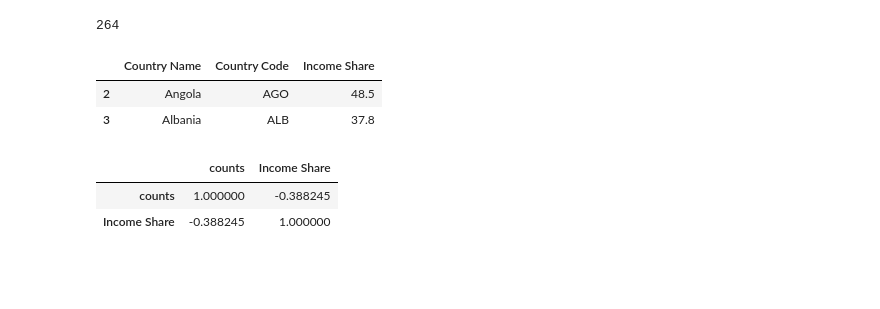
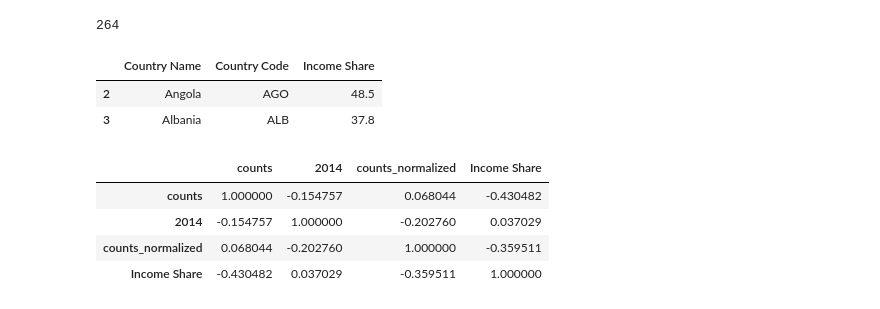
Before and after one commit to marikomakhm/ada-project, a Jupyter notebook: src/panama_papers_scatter.ipynb, the cells around one changed output. Drawn from its saved outputs; the diff is of its cells as text; code cells hidden in the pictures; blank space fills up the shorter version.

```diff
--- a/src/panama_papers_scatter.ipynb
+++ b/src/panama_papers_scatter.ipynb
@@ -301 +327,3 @@ pp_references_officier.head()
+# %%
+nodes_types_normalized = list(map(normalize_count, nodes_types))
 # %%
@@ -303,14 +331,17 @@ gdp_data = [x[x['counts'] > 300].merge(gdp_2015, left_on='country_codes', right_
 # %%
-for d in gdp_data:
-    # Create a trace
-    trace = go.Scatter(
-        x = d['counts'],
-        y = d['Value'],
-        mode = 'markers',
-        text = d['countries']
-    )
+def plot_all_entity(data, x_name, y_name):
+    for d in data:
+        # Create a trace
+        trace = go.Scatter(
+            x = d[x_name],
+            y = d[y_name],
+            mode = 'markers',
+            text = d['countries']
+        )
 
-    data = [trace]
+        data = [trace]
 
-    # Plot and embed in ipython notebook!
-    iplot(data)
+        # Plot and embed in ipython notebook!
+        iplot(data)
+        print('pearson : ', d.corr())
+        print('spearman : ', d.corr('spearman'))
@@ -332,14 +404,0 @@ gini_data[0].head(2)
-# %%
-for d in gini_data:
-    # Create a trace
-    trace = go.Scatter(
-        y = d['Gini'],
-        x= d['counts'],
-        mode = 'markers',
-        text = d['countries']
-    )
-
-    data = [trace]
-
-    # Plot and embed in ipython notebook!
-    iplot(data)
@@ -361,10 +462,12 @@ wb_income_share_nan.head(2)
 | 2 | Angola | AGO | 48.5 |
 | 3 | Albania | ALB | 37.8 |
 # %%
-income_share_data = [x[x['counts'] > 0].merge(wb_income_share_nan, left_on='country_codes', right_on='Country Code') for x in nodes_types]
+income_share_data = [x[x['counts'] > 150].merge(wb_income_share_nan, left_on='country_codes', right_on='Country Code') for x in nodes_types_normalized]
 # %%
-income_share_data[3].corr()
+income_share_data[2].corr()
 # %% [output]
-|  | counts | Income Share |
-| counts | 1.000000 | -0.388245 |
-| Income Share | -0.388245 | 1.000000 |
+|  | counts | 2014 | counts_normalized | Income Share |
+| counts | 1.000000 | -0.154757 | 0.068044 | -0.430482 |
+| 2014 | -0.154757 | 1.000000 | -0.202760 | 0.037029 |
+| counts_normalized | 0.068044 | -0.202760 | 1.000000 | -0.359511 |
+| Income Share | -0.430482 | 0.037029 | -0.359511 | 1.000000 |
```
Also changed, not shown: parts of 30 cells of this notebook.
